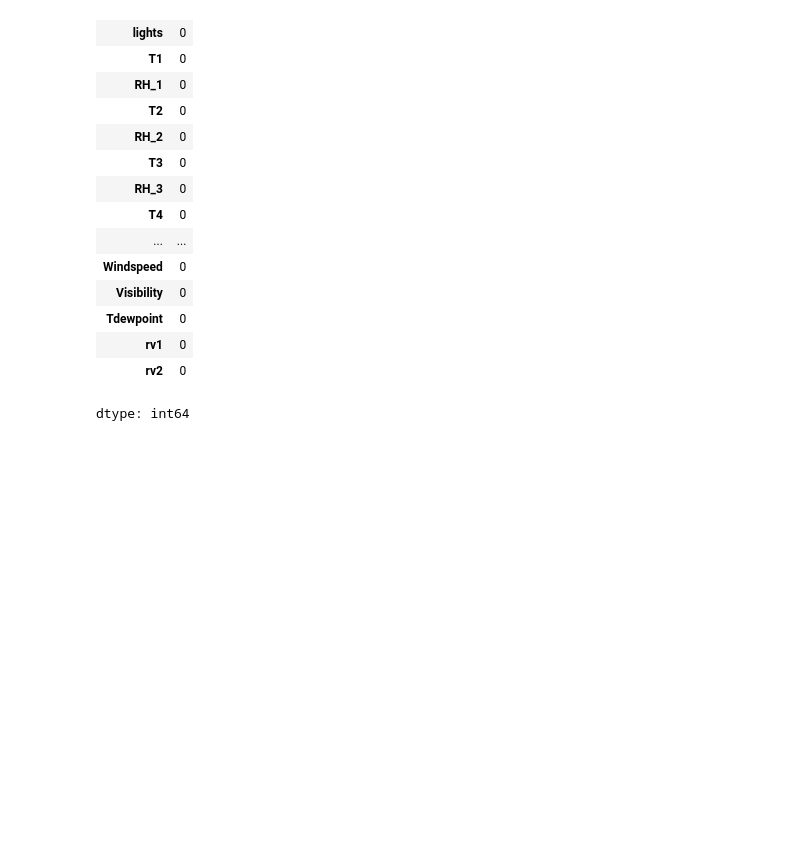
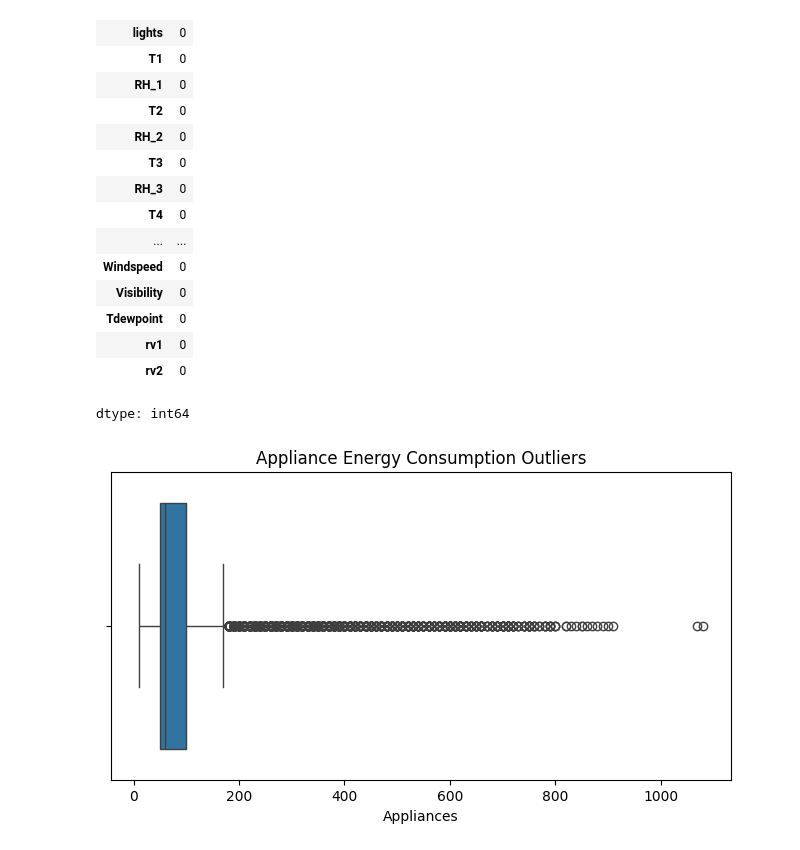
Before and after one commit to risnariha/-Multivariate-Time-Series-Prediction-Model, a Jupyter notebook: Energy_Prediction_DeepLearning.ipynb, the cells around one changed output. Drawn from its saved outputs; the diff is of its cells as text; code cells hidden in the pictures; blank space fills up the shorter version.

```diff
--- a/Energy_Prediction_DeepLearning.ipynb
+++ b/Energy_Prediction_DeepLearning.ipynb
@@ -128,3 +128,15 @@ df.isnull().sum()
 dtype: int64
 # %%
 df = df.interpolate()
+# %%
+#EXPLORATORY DATA ANALYSIS (EDA)
+
+plt.figure(figsize=(8,4))
+
+sns.boxplot(x=df['Appliances'])
+
+plt.title("Appliance Energy Consumption Outliers")
+
+plt.show()
+# %% [output]
+[figure, added]
```
